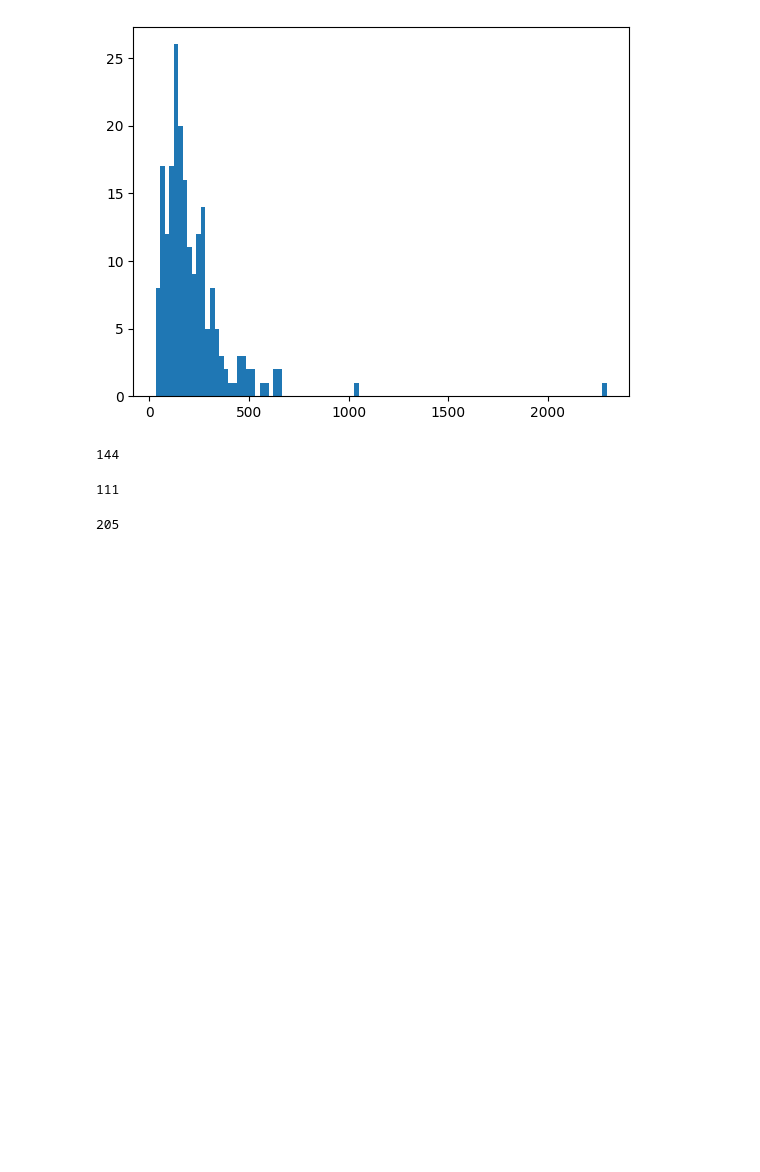
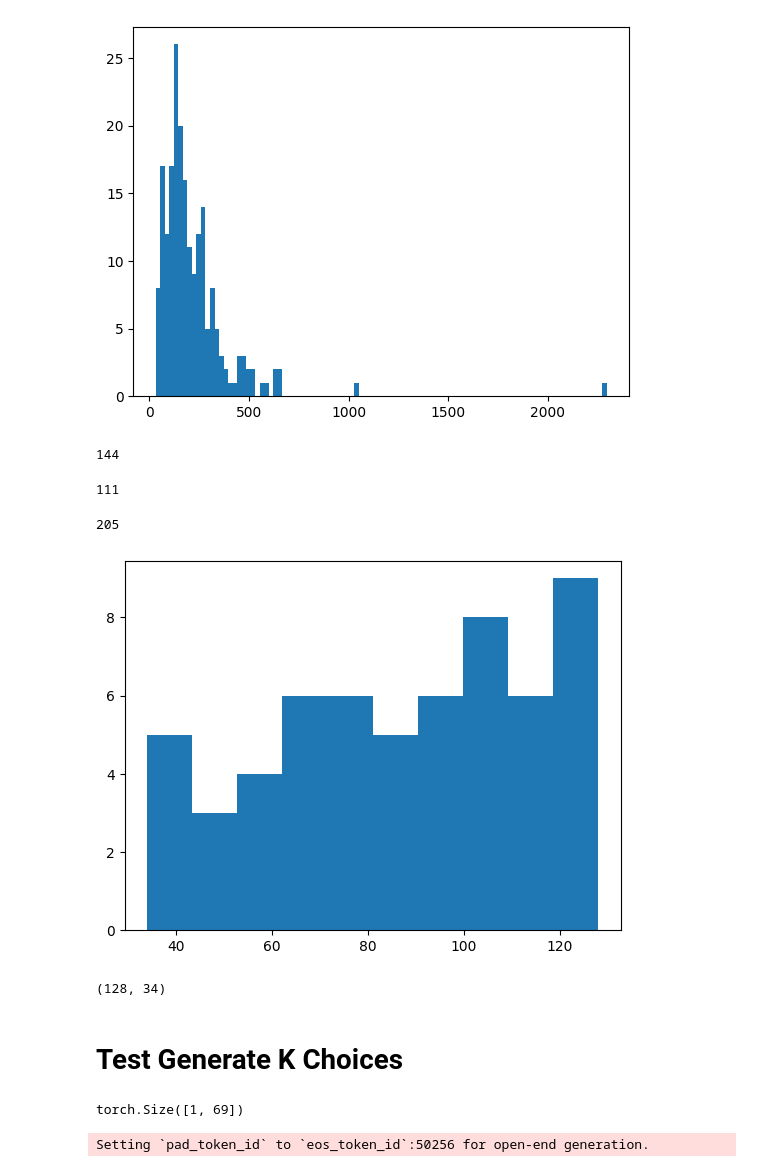
Before and after one commit to Chieh-Hung-Cheng/NLP_TermProjectCode, a Jupyter notebook: PlayGround.ipynb, the cells around one changed output. Saved outputs shown, nothing was run; the diff lists cells and outputs as text; code cells hidden in the pictures; blank space fills up the shorter version.

Commit message:
Done generation of k=5 samples, revised dataset

```diff
--- a/PlayGround.ipynb
+++ b/PlayGround.ipynb
@@ -172,3 +174,25 @@ len([i for i in lengths if i > 2048/4])
 len(lengths)
 # %% [output]
 205
+# %%
+import CodeGenAgent
+importlib.reload(CodeGenAgent)
+codegen_agent = CodeGenAgent.CodeGenAgent()
+
+token_record = []
+for idx, row in df.iterrows():
+    tokens = codegen_agent.tokenizer(row['question'], return_tensors="pt")
+    token_record.append(len(tokens['input_ids'][0]))
+# %%
+# Draw histogram
+import matplotlib.pyplot as plt
+plt.hist(token_record, bins=10)
+plt.show()
+# %% [output]
+[figure, added]
+# %%
+max(token_record), min(token_record)
+# %% [output]
+(128, 34)
+# %% [markdown]
+# Test Generate K Choices
@@ -174,0 +203,14 @@ len(lengths)
+# %%
+problem_string = problem_set_reader.get_question(1)
+token_out = codegen_agent.tokenizer([problem_string+"\"\"\""], return_tensors="pt").to(codegen_agent.device)
+token_out.input_ids.shape
+# %% [output]
+torch.Size([1, 69])
+# %%
+completions = codegen_agent.model.generate(input_ids=token_out.input_ids,
+                                        attention_mask=token_out.attention_mask,
+                                        max_new_tokens=2048,
+                                        do_sample=True,
+                                        num_return_sequences=3)
+# %% [output]
+Setting `pad_token_id` to `eos_token_id`:50256 for open-end generation.
```
Also changed, not shown: parts of 13 cells of this notebook, 3 other files.
